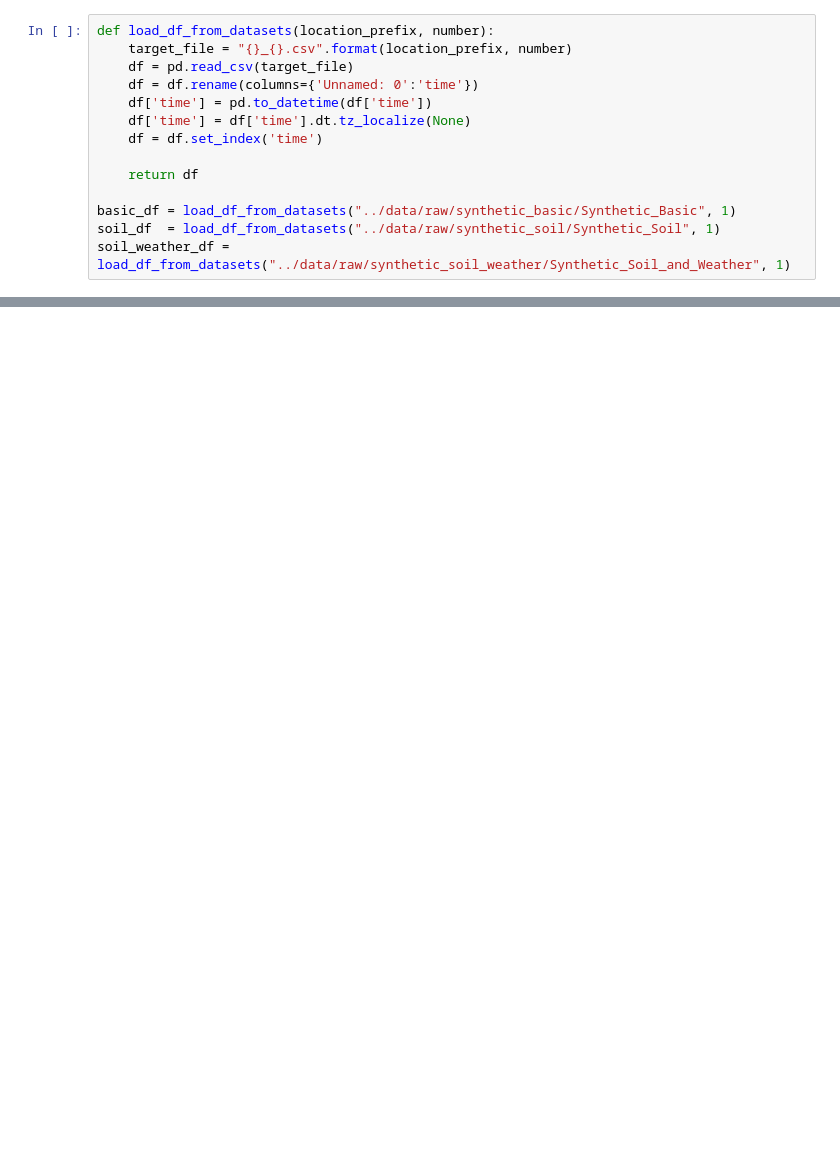
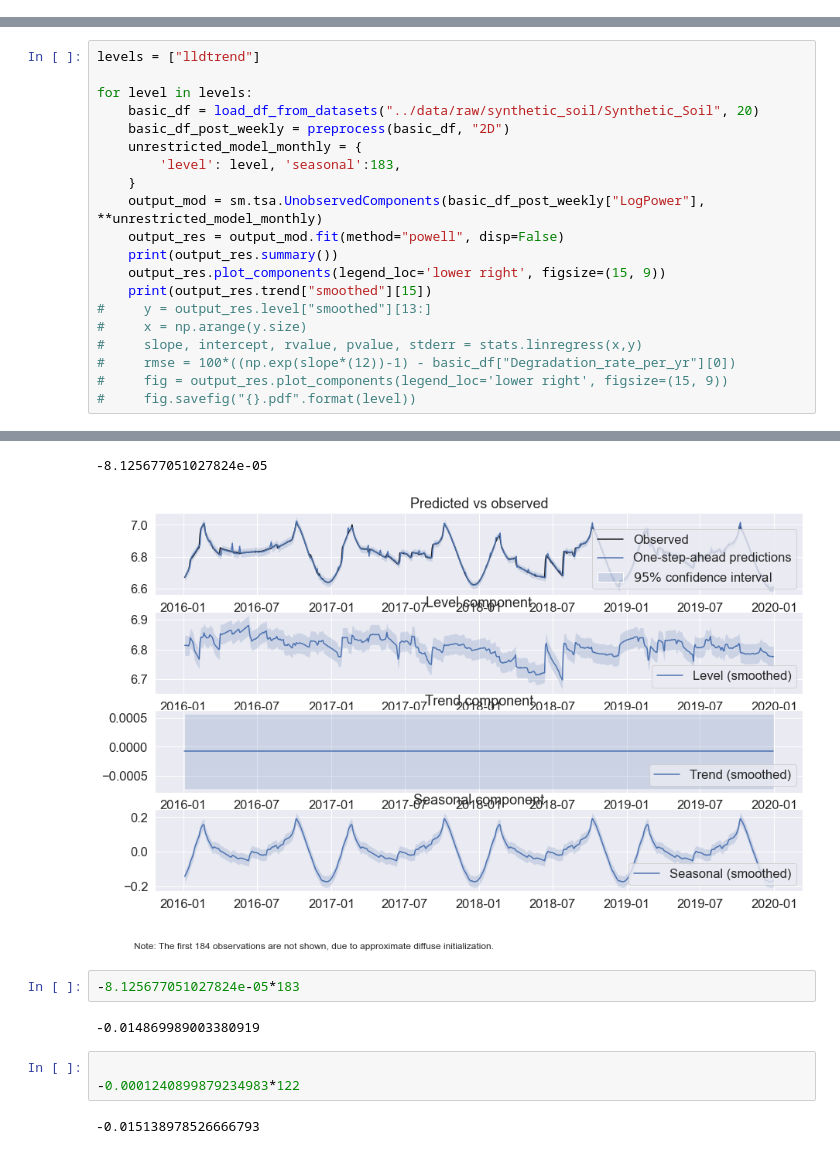
Before and after one commit to Rufski/S2DS-EPRI, a Jupyter notebook: notebooks/1.3-djv-unobserved-compontents.ipynb, the cells around one changed output, grey strips where cells are left out. Drawn from its saved outputs; the diff is of its cells as text; blank space fills up the shorter version.

Commit message:
some notes on how to calculate degradation rate

```diff
--- a/notebooks/1.3-djv-unobserved-compontents.ipynb
+++ b/notebooks/1.3-djv-unobserved-compontents.ipynb
@@ -60,14 +86,0 @@ sns.set(rc={'figure.figsize':(11, 4)}, font_scale=1.5)
-# %%
-def load_df_from_datasets(location_prefix, number):
-    target_file = "{}_{}.csv".format(location_prefix, number)
-    df = pd.read_csv(target_file)
-    df = df.rename(columns={'Unnamed: 0':'time'})
-    df['time'] = pd.to_datetime(df['time'])
-    df['time'] = df['time'].dt.tz_localize(None)
-    df = df.set_index('time')
-
-    return df
-
-basic_df = load_df_from_datasets("../data/raw/synthetic_basic/Synthetic_Basic", 1)
-soil_df  = load_df_from_datasets("../data/raw/synthetic_soil/Synthetic_Soil", 1)
-soil_weather_df = load_df_from_datasets("../data/raw/synthetic_soil_weather/Synthetic_Soil_and_Weather", 1)
@@ -77,0 +127,21 @@ SyntaxError: invalid syntax (<ipython-input-6-73053fbbbc89>, line 1)
+# %%
+levels = ["lldtrend"]
+
+for level in levels:
+    basic_df = load_df_from_datasets("../data/raw/synthetic_soil/Synthetic_Soil", 20)
+    basic_df_post_weekly = preprocess(basic_df, "2D")
+    unrestricted_model_monthly = {
+        'level': level, 'seasonal':183,
+    }
+    output_mod = sm.tsa.UnobservedComponents(basic_df_post_weekly["LogPower"], **unrestricted_model_monthly)
+    output_res = output_mod.fit(method="powell", disp=False)
+    print(output_res.summary())
+    output_res.plot_components(legend_loc='lower right', figsize=(15, 9))
+    print(output_res.trend["smoothed"][15])
+#     y = output_res.level["smoothed"][13:]
+#     x = np.arange(y.size)
+#     slope, intercept, rvalue, pvalue, stderr = stats.linregress(x,y)
+#     rmse = 100*((np.exp(slope*(12))-1) - basic_df["Degradation_rate_per_yr"][0])
+#     fig = output_res.plot_components(legend_loc='lower right', figsize=(15, 9))
+#     fig.savefig("{}.pdf".format(level))
+# %% [output]
@@ -77,0 +165,11 @@ SyntaxError: invalid syntax (<ipython-input-6-73053fbbbc89>, line 1)
+-8.125677051027824e-05
+[figure, added]
+# %%
+-8.125677051027824e-05*183
+# %% [output]
+-0.014869989003380919
+# %%
+
+-0.0001240899879234983*122
+# %% [output]
+-0.015138978526666793
```
Also changed, not shown: parts of 26 cells of this notebook, 2 other files.
